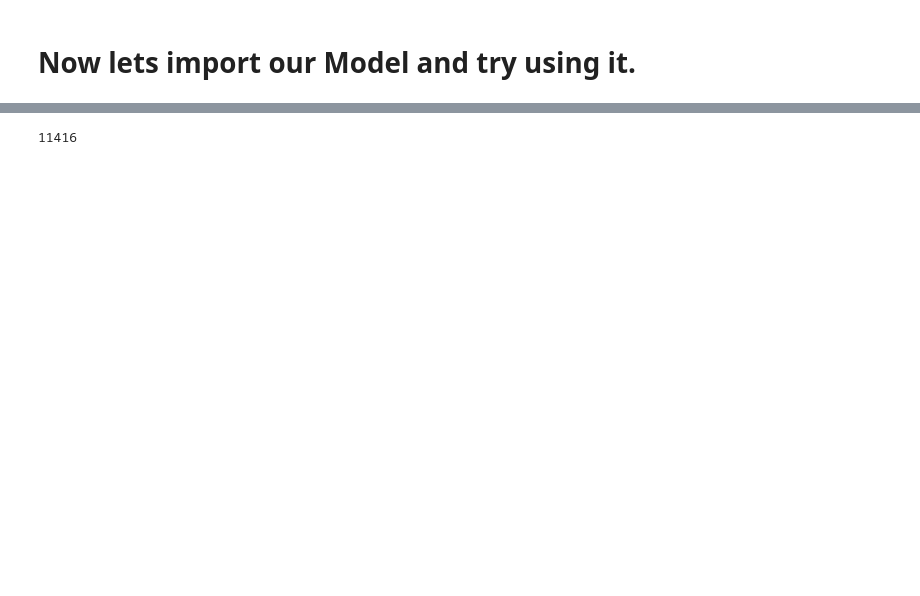
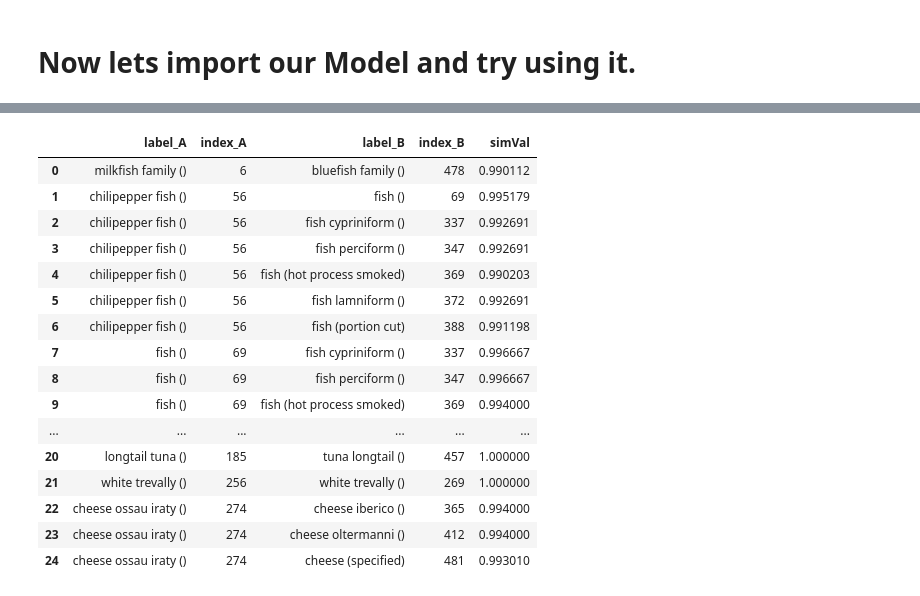
Before and after one commit to brianward1428/Similarity-Score, a Jupyter notebook: Processome_Ward/ModelApplication.ipynb, the cells around one changed output, grey strips where cells are left out. Drawn from its saved outputs; the diff is of its cells as text; code cells hidden in the pictures; blank space fills up the shorter version.

```diff
--- a/Processome_Ward/ModelApplication.ipynb
+++ b/Processome_Ward/ModelApplication.ipynb
@@ -111,12 +120,12 @@ sim : '33770 - sangria (efsa foodex2)' vs 'soup base flavored with beef extract'
 # %%
 # lets start with a sample.
-# labels_sample = labels.sample(n=2000, random_state=13).reset_index()
+labels_sample = labels.sample(n=2000, random_state=13).reset_index()
 # %%
-THRESHOLD = 0.999
+THRESHOLD = 0.99
 
 start_time = timer()
-results = NS.SimAllNodes(model, labels['clean'].tolist(), labels['parenthesis'].tolist(), pWeight = 0.2, removedWeight = 0.01, includeLabels = False, includeThreshold = True, threshold = THRESHOLD)
-# results = NS.SimAllNodes(model, labels['clean'].tolist(), labels['parenthesis'].tolist(), pWeight = 0.3, removedWeight = 0.3, includeLabels = True, includeThreshold = True, threshold = THRESHOLD)
+results = NS.simAll(model, labels_sample['clean'].tolist(), labels_sample['parentheses'].tolist(), pWeight = 0.1, removedWeight = 0.01, includeLabels = True, includeThreshold = True, threshold = THRESHOLD)
+# results = NS.SimAllNodes(model, labels['clean'].tolist(), labels['parenthesis'].tolist(), pWeight = 0.1, removedWeight = 0.1, includeLabels = True, includeThreshold = True, threshold = THRESHOLD)
 
 elapsed_time = timer() - start_time # in seconds
 
@@ -137,9 +146,25 @@ elapsed time : 11998.635222417
 # results.sort_values("simVal", ascending = False).head(50)
 # results.sort_values("simVal").head(50)
 # %%
-len(results)
+results.head(25)
 # %% [output]
-11416
+|  | label_A | index_A | label_B | index_B | simVal |
+| 0 | milkfish family () | 6 | bluefish family () | 478 | 0.990112 |
+| 1 | chilipepper fish () | 56 | fish () | 69 | 0.995179 |
+| 2 | chilipepper fish () | 56 | fish cypriniform () | 337 | 0.992691 |
+| 3 | chilipepper fish () | 56 | fish perciform () | 347 | 0.992691 |
+| 4 | chilipepper fish () | 56 | fish (hot process smoked) | 369 | 0.990203 |
+| 5 | chilipepper fish () | 56 | fish lamniform () | 372 | 0.992691 |
+| 6 | chilipepper fish () | 56 | fish (portion cut) | 388 | 0.991198 |
+| 7 | fish () | 69 | fish cypriniform () | 337 | 0.996667 |
+| 8 | fish () | 69 | fish perciform () | 347 | 0.996667 |
+| 9 | fish () | 69 | fish (hot process smoked) | 369 | 0.994000 |
+| ... | ... | ... | ... | ... | ... |
+| 20 | longtail tuna () | 185 | tuna longtail () | 457 | 1.000000 |
+| 21 | white trevally () | 256 | white trevally () | 269 | 1.000000 |
+| 22 | cheese ossau iraty () | 274 | cheese iberico () | 365 | 0.994000 |
+| 23 | cheese ossau iraty () | 274 | cheese oltermanni () | 412 | 0.994000 |
+| 24 | cheese ossau iraty () | 274 | cheese (specified) | 481 | 0.993010 |
 # %%
 # why is scallop 1.0 ...
 # - oh because i only compare if theyr both non-empty... this should effect the score...
```
Also changed, not shown: parts of 11 cells of this notebook, 3 other files.
